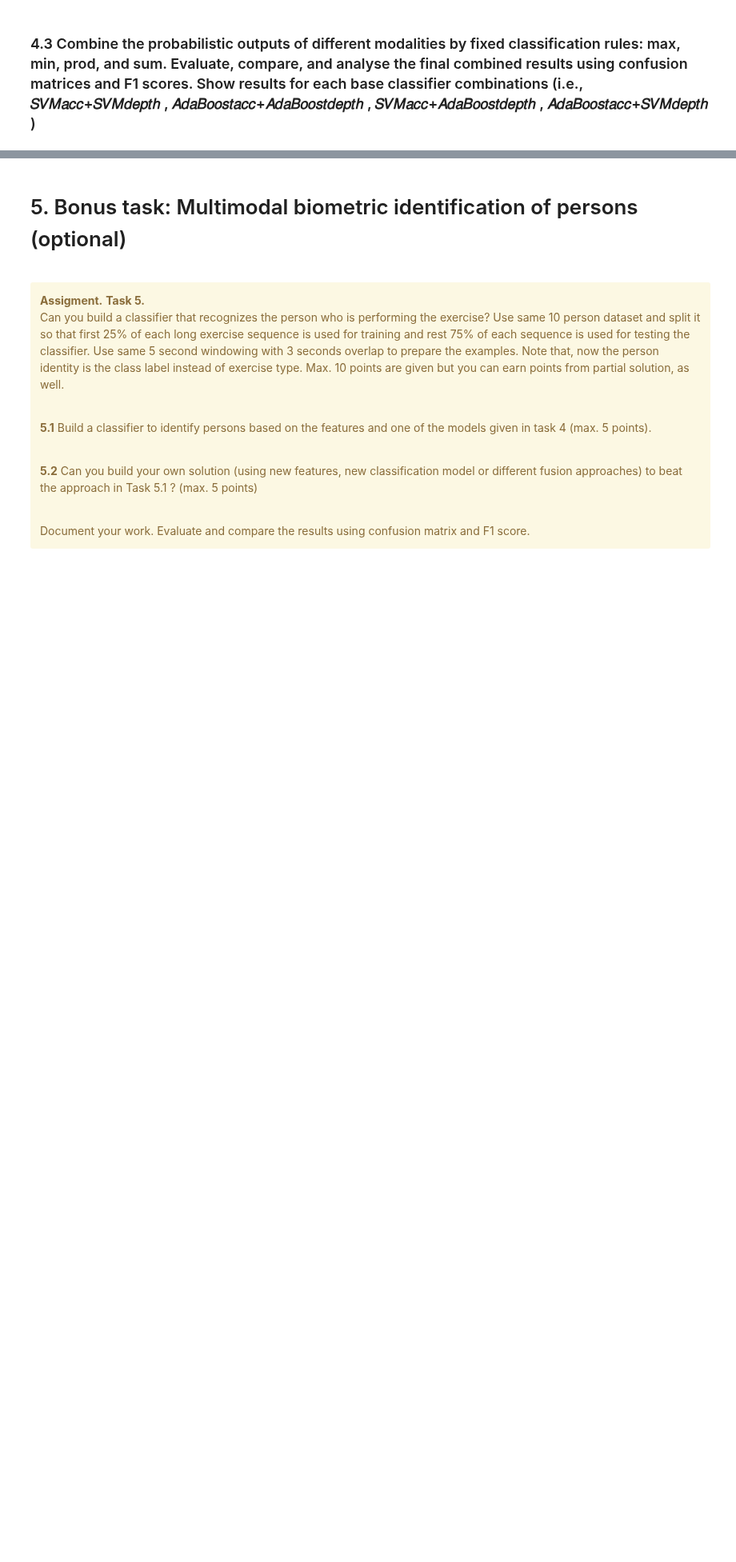
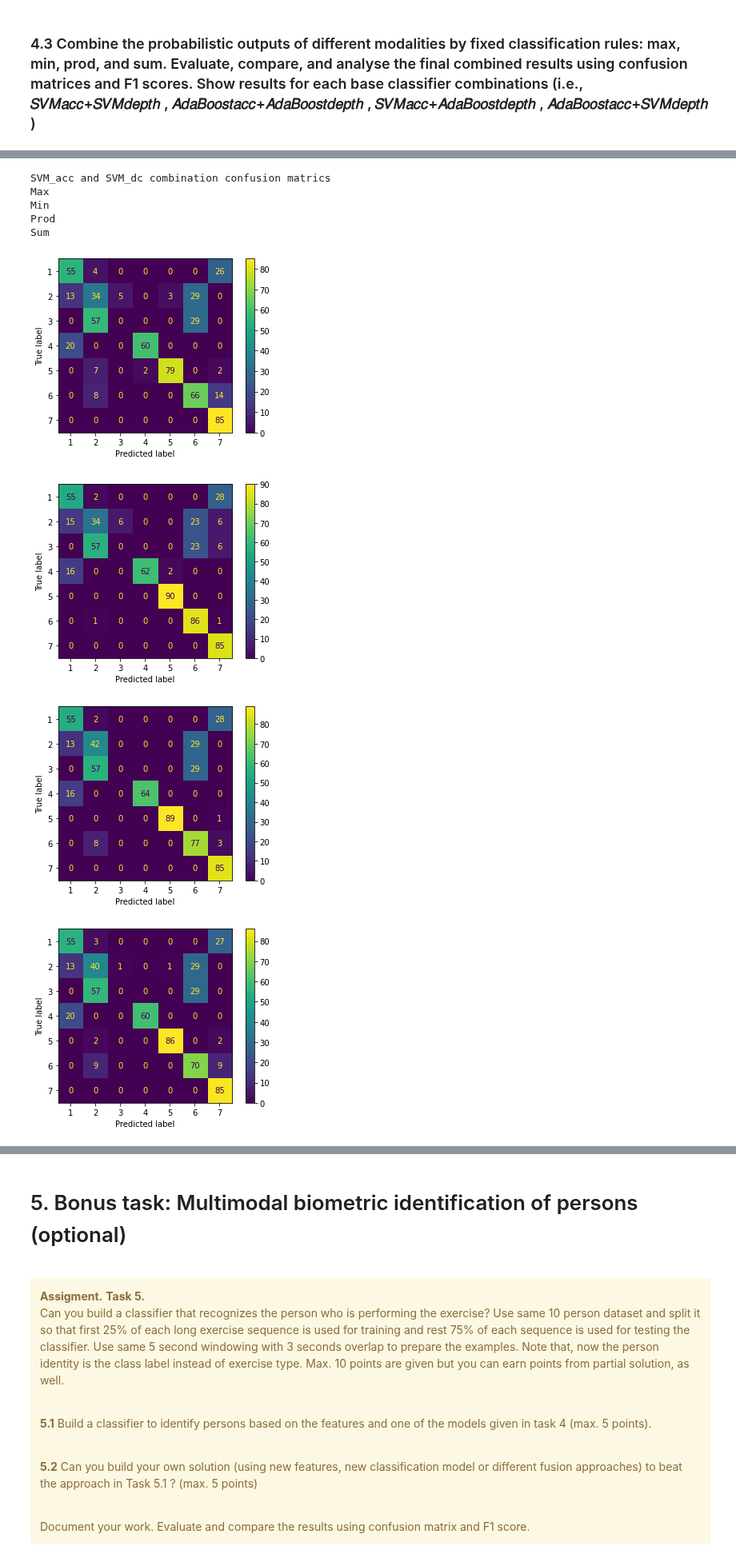
Before and after one commit to anushaihalapathirana/Multi_modal_data_fusion, a Jupyter notebook: project-work-MEx-classification.ipynb, the cells around one changed output, grey strips where cells are left out. Shown at 80% size. Saved outputs shown, nothing was run; the diff lists cells and outputs as text; code cells hidden in the pictures; blank space fills up the shorter version.

```diff
--- a/project-work-MEx-classification.ipynb
+++ b/project-work-MEx-classification.ipynb
@@ -1294,0 +1323,37 @@ Sum:  0.5831847365969379
+# %%
+# confution matrix for classifier combinations
+def get_confusion_mat_combinations(data, operator):
+    if(operator == 'max'):
+        print("Max")
+        cm = metrics.confusion_matrix(test_set['exercise_id'],label[np.argmax(np.max(data,axis=0),axis=1)])
+        metrics.ConfusionMatrixDisplay(cm,display_labels=class_names).plot()
+
+    elif(operator == 'min'):
+        print("Min")
+        cm = metrics.confusion_matrix(test_set['exercise_id'],label[np.argmax(np.min(data,axis=0),axis=1)])
+        metrics.ConfusionMatrixDisplay(cm,display_labels=class_names).plot()
+
+    elif(operator == 'prod'):
+        print("Prod")
+        cm = metrics.confusion_matrix(test_set['exercise_id'],label[np.argmax(np.prod(data,axis=0),axis=1)])
+        metrics.ConfusionMatrixDisplay(cm,display_labels=class_names).plot()
+
+    else:
+        print("Sum")
+        cm = metrics.confusion_matrix(test_set['exercise_id'],label[np.argmax(np.sum(data,axis=0),axis=1)])
+        metrics.ConfusionMatrixDisplay(cm,display_labels=class_names).plot()
+# %%
+print("SVM_acc and SVM_dc combination confusion matrics")
+
+for i, val in enumerate(operators):
+    get_confusion_mat_combinations(svm_acc_svm_dc, val)
+# %% [output]
+SVM_acc and SVM_dc combination confusion matrics
+Max
+Min
+Prod
+Sum
+[figure, added]
+[figure, added]
+[figure, added]
+[figure, added]
```
Also changed, not shown: parts of 19 cells of this notebook.
